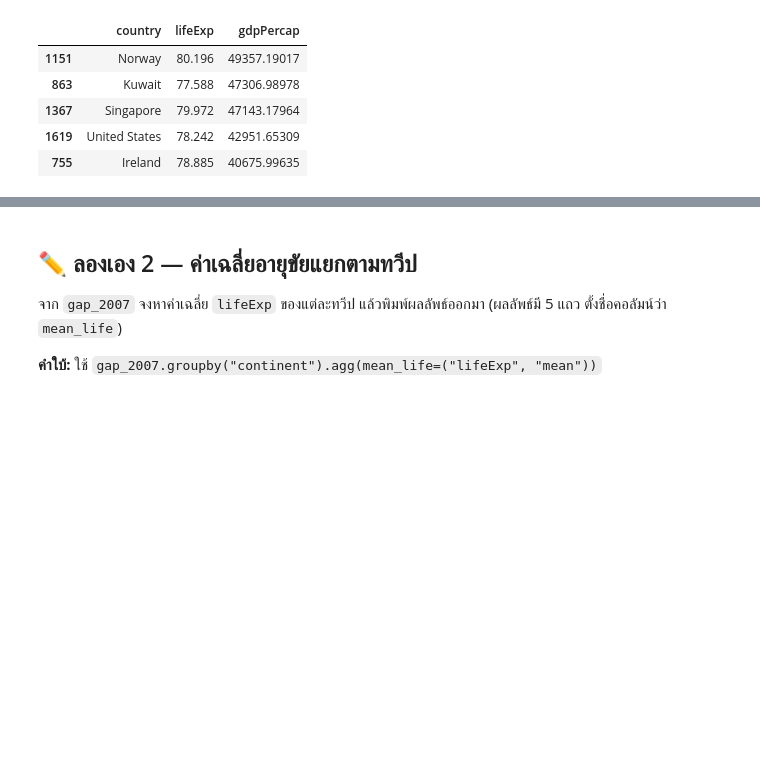
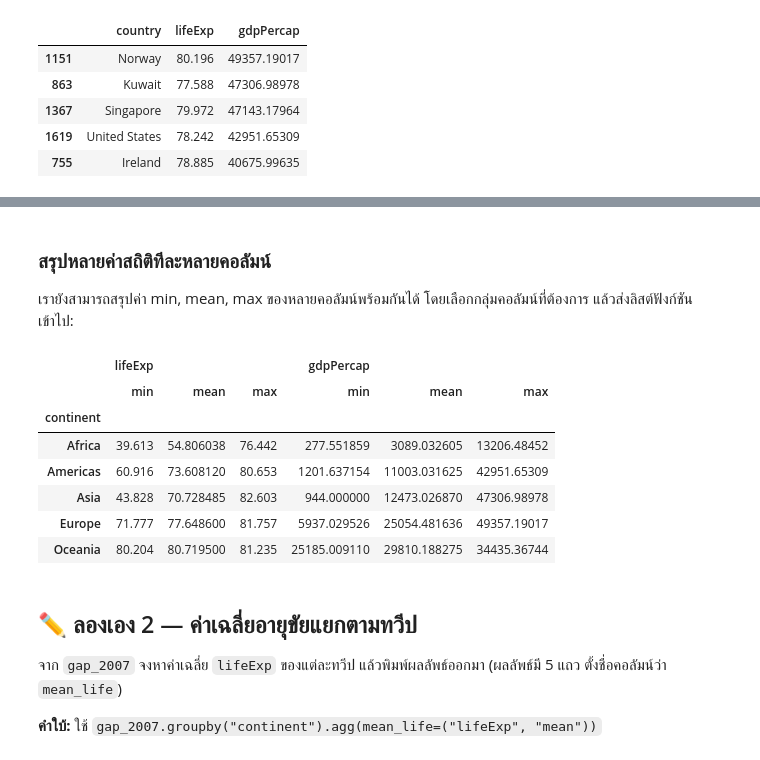
Before and after one commit to utarn/datascience-metrology, a Jupyter notebook: day1/module2_pandas_tables/book.ipynb, the cells around one changed output, grey strips where cells are left out. Saved outputs shown, nothing was run; the diff lists cells and outputs as text; code cells hidden in the pictures; blank space fills up the shorter version.

```diff
--- a/day1/module2_pandas_tables/book.ipynb
+++ b/day1/module2_pandas_tables/book.ipynb
@@ -218,6 +222,24 @@ by_continent.sort_values("mean_life", ascending=False)
 # %%
 # แต่ละแถวของผลลัพธ์ = หนึ่งกลุ่ม — ตารางนี้คือ "รายงาน" ในตัว
 # (ช่องว่างค่าเฉลี่ยระหว่างทวีปคือข้อค้นพลอยได้จากสี่บรรทัด)
+# %% [markdown]
+### สรุปหลายค่าสถิติทีละหลายคอลัมน์
+
+เรายังสามารถสรุปค่า min, mean, max ของหลายคอลัมน์พร้อมกันได้
+โดยเลือกกลุ่มคอลัมน์ที่ต้องการ แล้วส่งลิสต์ฟังก์ชันเข้าไป:
+# %%
+gap_2007.groupby("continent")[["lifeExp", "gdpPercap"]].agg(
+    ["min", "mean", "max"]
+)
+# %% [output]
+|  | lifeExp |  |  | gdpPercap |  |  |
+|  | min | mean | max | min | mean | max |
+| continent |  |  |  |  |  |  |
+| Africa | 39.613 | 54.806038 | 76.442 | 277.551859 | 3089.032605 | 13206.48452 |
+| Americas | 60.916 | 73.608120 | 80.653 | 1201.637154 | 11003.031625 | 42951.65309 |
+| Asia | 43.828 | 70.728485 | 82.603 | 944.000000 | 12473.026870 | 47306.98978 |
+| Europe | 71.777 | 77.648600 | 81.757 | 5937.029526 | 25054.481636 | 49357.19017 |
+| Oceania | 80.204 | 80.719500 | 81.235 | 25185.009110 | 29810.188275 | 34435.36744 |
 # %% [markdown]
 ## ✏️ ลองเอง 2 — ค่าเฉลี่ยอายุขัยแยกตามทวีป
 
```
Also changed, not shown: parts of 3 cells of this notebook, 2 other files.
